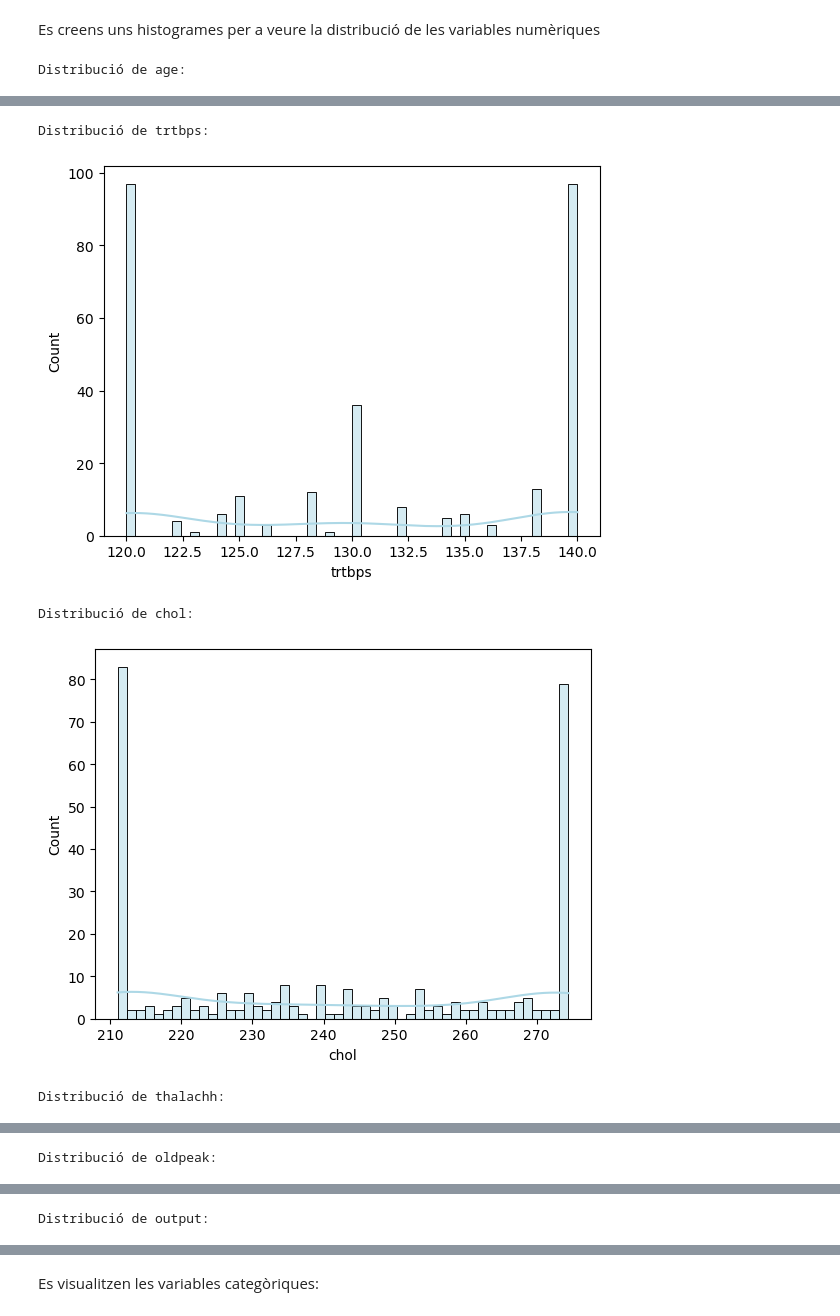
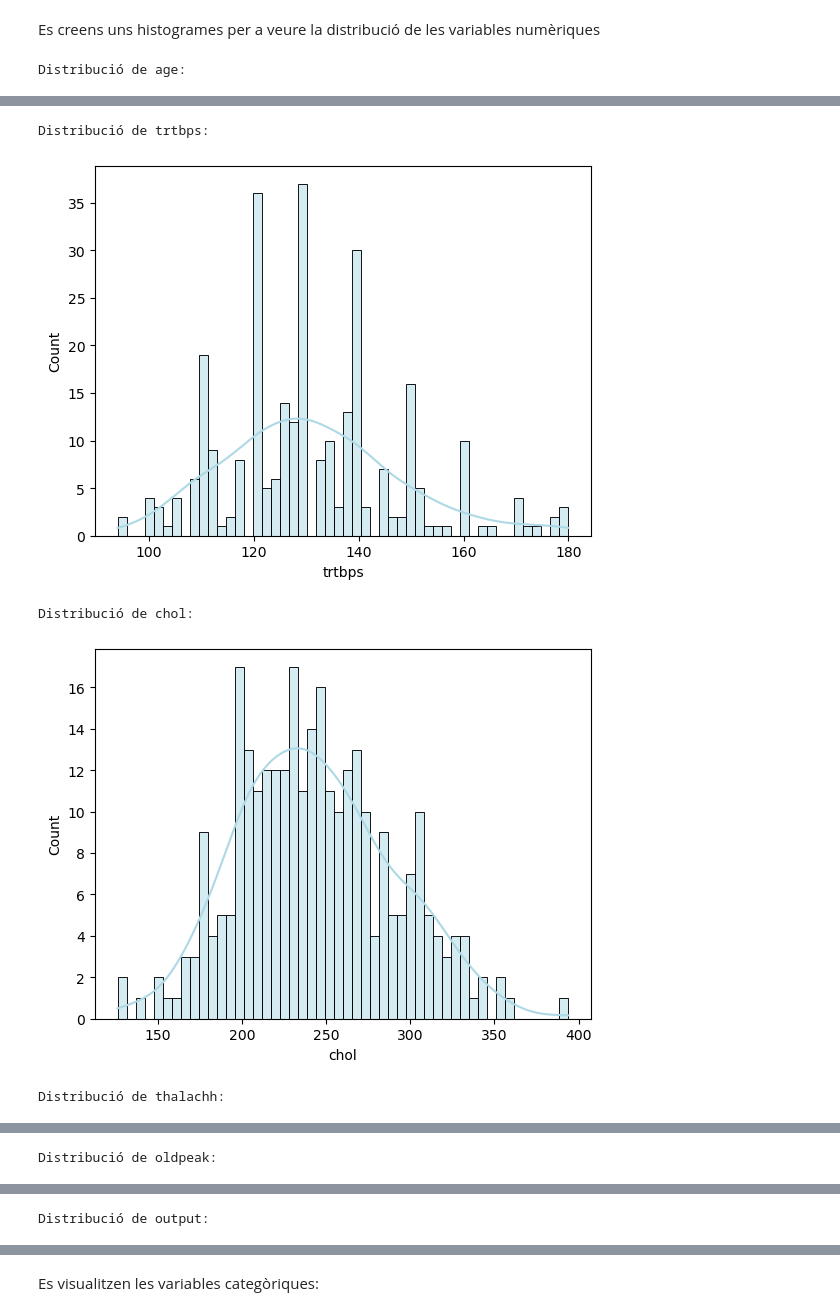
Before and after one commit to sercres/pra2_tipologia, a Jupyter notebook: code/pauconstans_screspia_PRA2.ipynb, the cells around one changed output, grey strips where cells are left out. Saved outputs shown, nothing was run; the diff lists cells and outputs as text; code cells hidden in the pictures.

Commit message:
qq_shapiro_regression
Adding the qq plot, Shapiro-Wilk test and linear regression

```diff
--- a/code/pauconstans_screspia_PRA2.ipynb
+++ b/code/pauconstans_screspia_PRA2.ipynb
@@ -202,7 +207,7 @@ fig, axs = plt.subplots(len(cols_num_out), figsize=(10, 15))
 for i, column in enumerate(cols_num_out):
     df[column].plot(kind='box', ax=axs[i])
 
-    axs[i].set_title(f'Box Plot - {column}')
+    axs[i].set_title(f'{column}')
     axs[i].set_ylabel('Values')
 
 plt.tight_layout()
@@ -212,17 +217,20 @@ plt.show()
 # %% [markdown]
 Es pot apreciar que hi ha outliers a trtbps, chol, thalachh i a oldpeak.
 # %%
-## Pel que estic veient, potser és millor no tractar els outliers, o com a mínim
-## no fer-ho com ho hem fet
+# Es treuen els outliers pels valors que superin 3 cops la desviació
+# estàndard a la seva mitjana
 
 cols_outliers = ['trtbps', 'chol', 'thalachh', 'oldpeak']
-def treat_outliers(colum):
-    values = df[column].values
-    q3 = np.percentile(values, 75)
-    q1 = np.percentile(values, 25)
-
-    df[column] = np.where(df[column] > q3, q3, df[column])
-    df[column] = np.where(df[column] < q1, q1, df[column])
+threshold = 3
 
 for column in cols_outliers:
-    treat_outliers(column)
+    col_mean = df[column].mean()
+    col_std = df[column].std()
+
+    upper_threshold = col_mean + threshold * col_std
+    lower_threshold = col_mean - threshold * col_std
+
+    outliers = (df[column] > upper_threshold) | (df[column] < lower_threshold)
+    df.loc[outliers, column] = np.nan
+
+df.dropna(axis=0, inplace=True)
@@ -254,12 +264,9 @@ plt.show()
 # %% [markdown]
 Es creens uns histogrames per a veure la distribució de les variables numèriques
 # %%
-def histogram(num):
-    sns.histplot(data = df, x = num, bins = 50, kde = True, color = "lightblue", edgecolor = "black")
-    print("Distribució de {}:".format(num))
+for cols in cols_num_out:
+    sns.histplot(data = df, x = cols, bins = 50, kde = True, color = "lightblue", edgecolor = "black")
+    print("Distribució de {}:".format(cols))
     plt.show()
-
-for cols in cols_num_out:
-    histogram(cols)
 # %% [output]
 Distribució de age:
@@ -267,5 +274,5 @@ Distribució de age:
 Distribució de trtbps:
-[figure, old version]
+[figure, new version]
 Distribució de chol:
-[figure, old version]
+[figure, new version]
 Distribució de thalachh:
```
Also changed, not shown: parts of 21 cells of this notebook.
